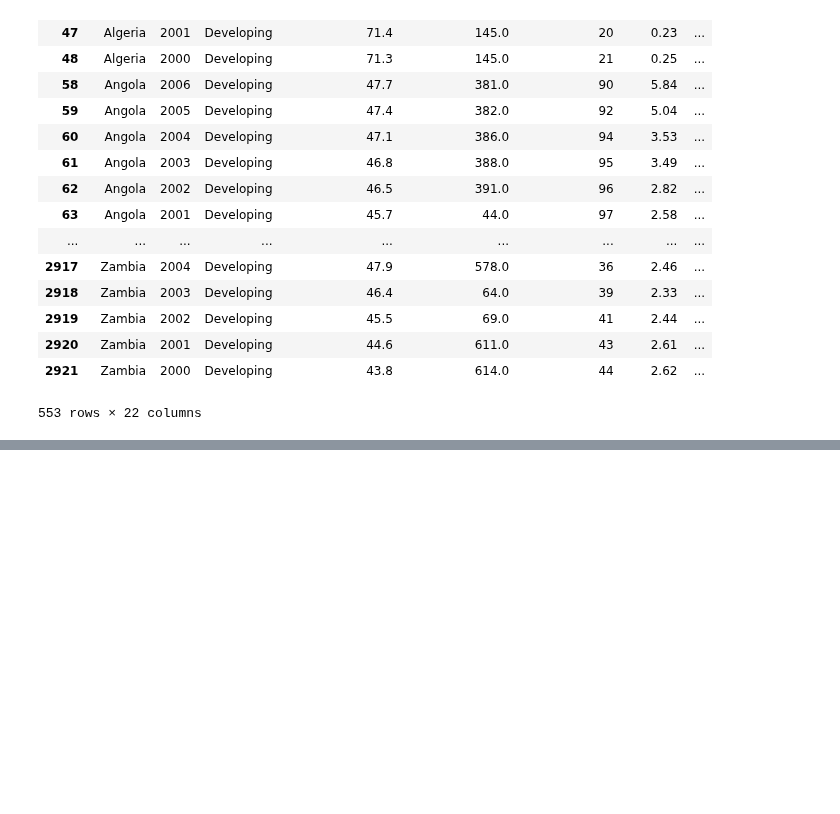
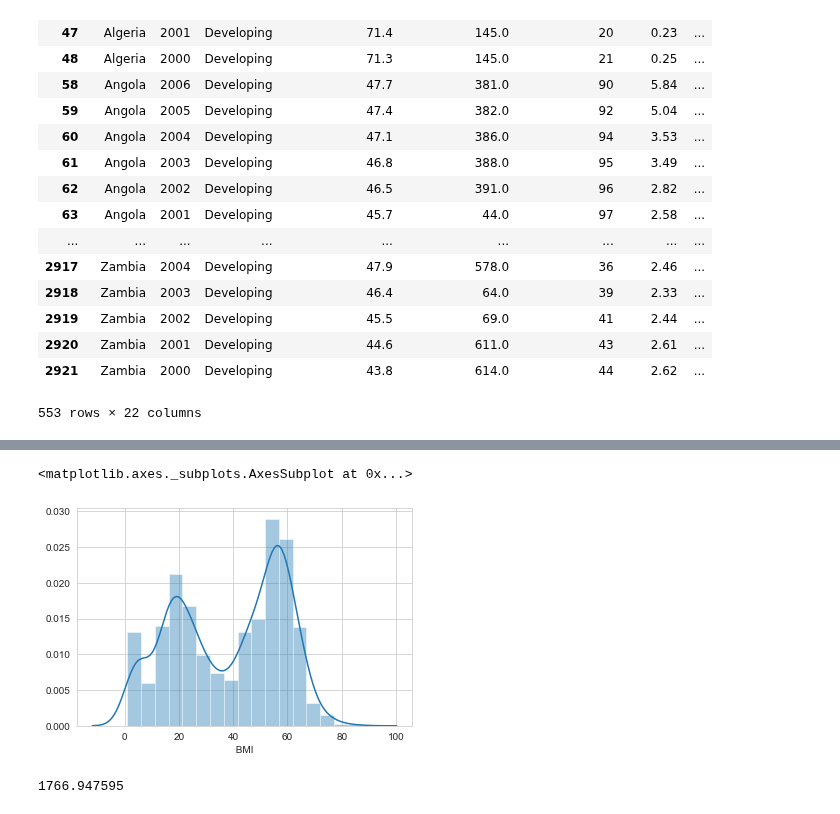
Before and after one commit to timcopelandoh/thinkful, a Jupyter notebook: 16.10 - Model Preparation Challenge.ipynb, the cells around one changed output, grey strips where cells are left out. Saved outputs shown, nothing was run; the diff lists cells and outputs as text; code cells hidden in the pictures; blank space fills up the shorter version.

```diff
--- a/16.10 - Model Preparation Challenge.ipynb
+++ b/16.10 - Model Preparation Challenge.ipynb
@@ -166,0 +204,9 @@ df[df['Hepatitis B'].isnull()]
+# %%
+sns.distplot(df[' BMI '].dropna())
+# %% [output]
+<matplotlib.axes._subplots.AxesSubplot at 0x...>
+[figure, added]
+# %%
+df.GDP.median()
+# %% [output]
+1766.947595
```
Also changed, not shown: parts of 6 cells of this notebook, 1 other file.
